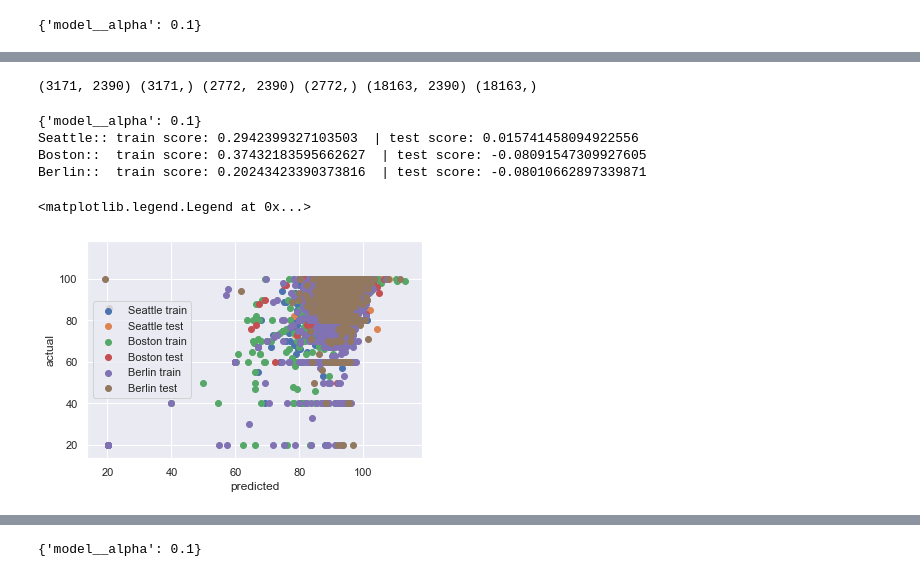
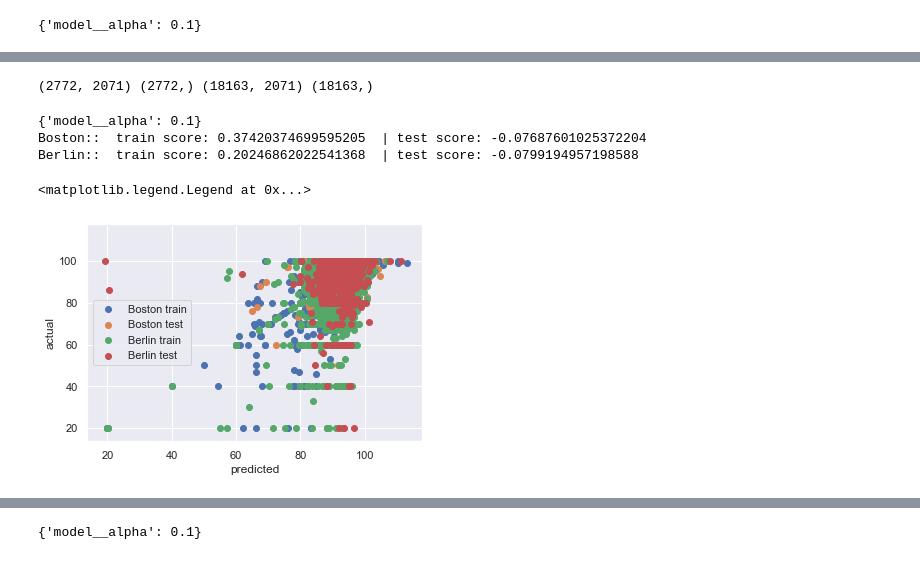
Before and after one commit to janknaup/berlin_boston_neighborhoods, a Jupyter notebook: Exploration.ipynb, the cells around one changed output, grey strips where cells are left out. Cells and saved outputs as stored; diff of their text form; code cells hidden in the pictures.

Commit message:
Cleaned up unused Seattle references

```diff
--- a/Exploration.ipynb
+++ b/Exploration.ipynb
@@ -77,7 +40,6 @@ ber_lis = pd.read_csv('data/berlin/listings_summary.csv', sep=',', header=0,
 # join tables, all-missing columns
 #calendar = pd.concat([b_cal, s_cal, ber_cal], axis=0, ignore_index=True, sort=False).dropna(how='all', axis=1)
 listings = pd.concat([b_lis.assign(**{'source': lambda x: 'Boston'}),
-                      s_lis.assign(**{'source': lambda x: 'Seattle'}),
                       ber_lis.assign(**{'source': lambda x: 'Berlin'})], axis=0,
                      ignore_index=True, sort=False).dropna(how='all', axis=1)
 #reviews = pd.concat([b_rev, s_rev, ber_rev], axis=0, ignore_index=True, sort=False).dropna(how='all', axis=1)
@@ -88,7 +50,7 @@ listings_categorical = ['experiences_offered', 'host_location', 'host_response_t
                         'neighbourhood_cleansed', 'neighbourhood_group_cleansed', 'city',
                         'state', 'zipcode', 'market', 'source', 'smart_location',
                         'property_type', 'cancellation_policy',
-                        'room_type', 'bed_type', 'calendar_updated', 'jurisdiction_names']
+                        'room_type', 'bed_type', 'calendar_updated']
 listings_presence = []
 listings_text = ['name', 'summary', 'space', 'description', 'notes', 'neighborhood_overview',
                  'transit', 'host_about', 'host_name', 'street', 'neighborhood']
@@ -272,65 +228,51 @@ coeff_vals.sort_values(by='coefficient_abs', ascending=False).head(20)
 # %%
-X_sea = X[X['source_Seattle'] == 1]
-y_sea = y.loc[X_sea.index]
 X_bos = X[X['source_Boston'] == 1]
 y_bos = y.loc[X_bos.index]
-X_ber = X[X['source_Boston'] == X['source_Seattle']]
+X_ber = X[X['source_Boston'] == 0]
 y_ber = y.loc[X_ber.index]
-print(X_sea.shape, y_sea.shape, X_bos.shape, y_bos.shape, X_ber.shape, y_ber.shape)
+print(X_bos.shape, y_bos.shape, X_ber.shape, y_ber.shape)
 # %% [output]
-(3171, 2390) (3171,) (2772, 2390) (2772,) (18163, 2390) (18163,)
+(2772, 2071) (2772,) (18163, 2071) (18163,)
 # %%
-X_sea_train, X_sea_test, y_sea_train, y_sea_test = train_test_split(X_sea, y_sea, test_size=0.1, random_state=23 * 42)
-sea_pipeline = Pipeline([
-    ('norm', StandardScaler()),
-    ('model', Ridge(alpha=0.001))
-])
-
-sea_PCV = GridSearchCV(pipeline, {'model__alpha': alphas}, n_jobs=-1)
-sea_PCV_f = sea_PCV.fit(X_sea_train, y_sea_train)
-print(sea_PCV_f.best_params_)
-
 X_bos_train, X_bos_test, y_bos_train, y_bos_test = train_test_split(X_bos, y_bos, test_size=0.1, random_state=23 * 42)
 bos_pipeline = Pipeline([
     ('norm', StandardScaler()),
-    ('model', Ridge(alpha=sea_PCV_f.best_params_['model__alpha']))
+    ('model', Ridge())
 ])
+bos_PCV = GridSearchCV(pipeline, {'model__alpha': alphas}, n_jobs=-1)
+bos_PCV_f = bos_PCV.fit(X_bos_train, y_bos_train)
+print(bos_PCV_f.best_params_)
 
 X_ber_train, X_ber_test, y_ber_train, y_ber_test = train_test_split(X_ber, y_ber, test_size=0.1, random_state=23 * 42)
 ber_pipeline = Pipeline([
     ('norm', StandardScaler()),
-    ('model', Ridge(alpha=sea_PCV_f.best_params_['model__alpha']))
+    ('model', Ridge(alpha=bos_PCV_f.best_params_['model__alpha']))
 ])
 
-
-sea_pipeline.fit(X_sea_train, y_sea_train)
-print('Seattle:: train score: {}  | test score: {}'.format(sea_pipeline.score(X_sea_train, y_sea_train), sea_pipeline.score(X_sea_test, y_sea_test)))
-
 bos_pipeline.fit(X_bos_train, y_bos_train)
-print('Boston::  train score: {}  | test score: {}'.format(bos_pipeline.score(X_bos_train, y_bos_train), bos_pipeline.score(X_bos_test, y_bos_test)))
+print('Boston::  train score: {}  | test score: {}'.format(bos_pipeline.score(X_bos_train, y_bos_train),
+                                                           bos_pipeline.score(X_bos_test, y_bos_test)))
 
 ber_pipeline.fit(X_ber_train, y_ber_train)
-print('Berlin::  train score: {}  | test score: {}'.format(ber_pipeline.score(X_ber_train, y_ber_train), ber_pipeline.score(X_ber_test, y_ber_test)))
+print('Berlin::  train score: {}  | test score: {}'.format(ber_pipeline.score(X_ber_train, y_ber_train),
+                                                           ber_pipeline.score(X_ber_test, y_ber_test)))
 
-plt.scatter(sea_pipeline.predict(X_sea_train), y_sea_train, label='Seattle train')
-plt.scatter(sea_pipeline.predict(X_sea_test), y_sea_test, label='Seattle test')
 plt.scatter(bos_pipeline.predict(X_bos_train), y_bos_train, label='Boston train')
 plt.scatter(bos_pipeline.predict(X_bos_test), y_bos_test, label='Boston test')
 plt.scatter(ber_pipeline.predict(X_ber_train), y_ber_train, label='Berlin train')
 plt.scatter(ber_pipeline.predict(X_ber_test), y_ber_test, label='Berlin test')
 
 limmin = min(plt.xlim()[0], plt.ylim()[0])
 limmax = max(plt.xlim()[1], plt.ylim()[1])
 plt.xlim((limmin, limmax))
 plt.ylim((limmin, limmax))
 plt.xlabel('predicted')
 plt.ylabel('actual')
 plt.legend(loc='best')
 # %% [output]
 {'model__alpha': 0.1}
-Seattle:: train score: 0.2942399327103503  | test score: 0.015741458094922556
-Boston::  train score: 0.37432183595662627  | test score: -0.08091547309927605
-Berlin::  train score: 0.20243423390373816  | test score: -0.08010662897339871
+Boston::  train score: 0.37420374699595205  | test score: -0.07687601025372204
+Berlin::  train score: 0.20246862022541368  | test score: -0.0799194957198588
 <matplotlib.legend.Legend at 0x...>
-[figure, old version]
+[figure, new version]
 # %%
```
Also changed, not shown: parts of 24 cells of this notebook.
